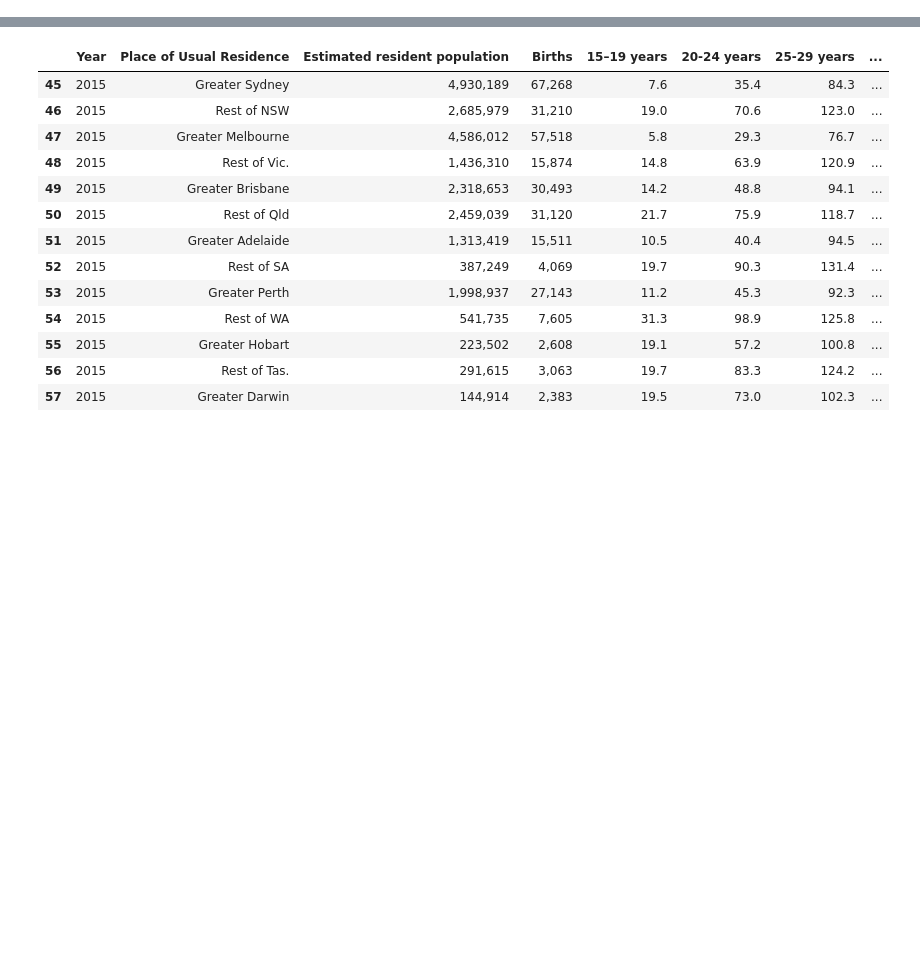
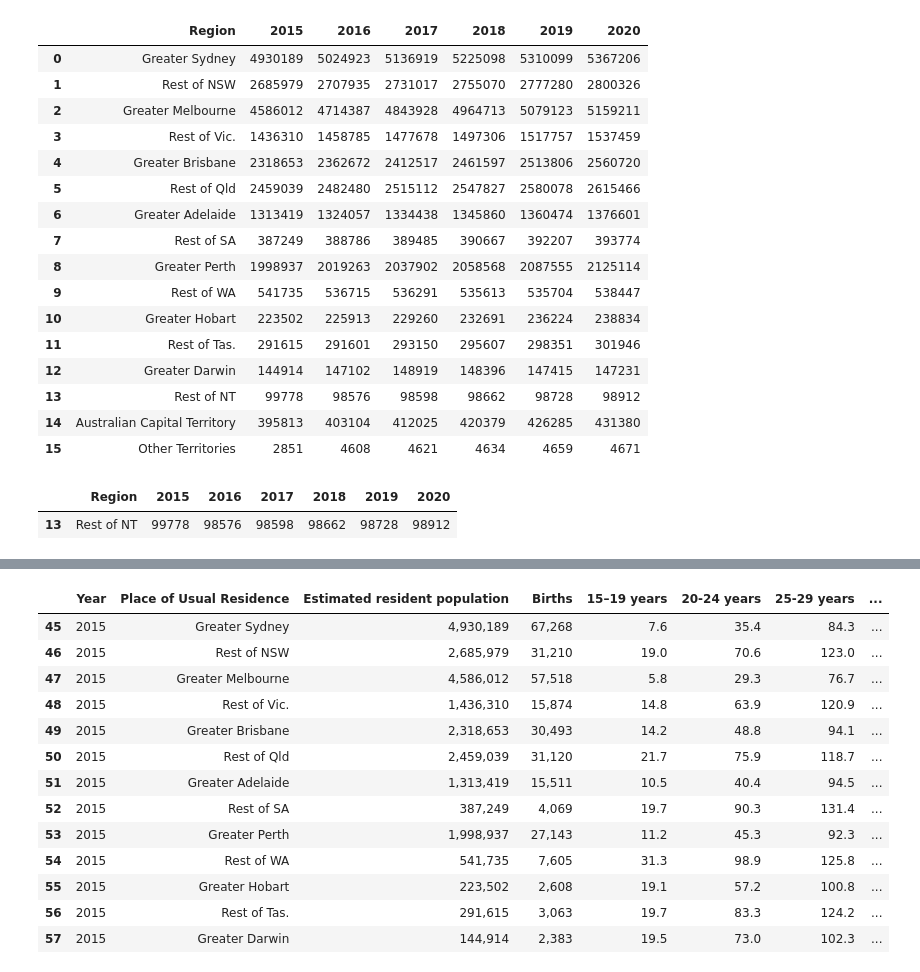
Before and after one commit to NathanJPotter/Team-Project-1, a Jupyter notebook: Project 1.ipynb, the cells around one changed output, grey strips where cells are left out. Saved outputs shown, nothing was run; the diff lists cells and outputs as text; code cells hidden in the pictures; blank space fills up the shorter version.

```diff
--- a/Project 1.ipynb
+++ b/Project 1.ipynb
@@ -46,0 +114,26 @@ birth_data_df
+# %%
+test_df
+# %% [output]
+|  | Region | 2015 | 2016 | 2017 | 2018 | 2019 | 2020 |
+| 0 | Greater Sydney | 4930189 | 5024923 | 5136919 | 5225098 | 5310099 | 5367206 |
+| 1 | Rest of NSW | 2685979 | 2707935 | 2731017 | 2755070 | 2777280 | 2800326 |
+| 2 | Greater Melbourne | 4586012 | 4714387 | 4843928 | 4964713 | 5079123 | 5159211 |
+| 3 | Rest of Vic. | 1436310 | 1458785 | 1477678 | 1497306 | 1517757 | 1537459 |
+| 4 | Greater Brisbane | 2318653 | 2362672 | 2412517 | 2461597 | 2513806 | 2560720 |
+| 5 | Rest of Qld | 2459039 | 2482480 | 2515112 | 2547827 | 2580078 | 2615466 |
+| 6 | Greater Adelaide | 1313419 | 1324057 | 1334438 | 1345860 | 1360474 | 1376601 |
+| 7 | Rest of SA | 387249 | 388786 | 389485 | 390667 | 392207 | 393774 |
+| 8 | Greater Perth | 1998937 | 2019263 | 2037902 | 2058568 | 2087555 | 2125114 |
+| 9 | Rest of WA | 541735 | 536715 | 536291 | 535613 | 535704 | 538447 |
+| 10 | Greater Hobart | 223502 | 225913 | 229260 | 232691 | 236224 | 238834 |
+| 11 | Rest of Tas. | 291615 | 291601 | 293150 | 295607 | 298351 | 301946 |
+| 12 | Greater Darwin | 144914 | 147102 | 148919 | 148396 | 147415 | 147231 |
+| 13 | Rest of NT | 99778 | 98576 | 98598 | 98662 | 98728 | 98912 |
+| 14 | Australian Capital Territory | 395813 | 403104 | 412025 | 420379 | 426285 | 431380 |
+| 15 | Other Territories | 2851 | 4608 | 4621 | 4634 | 4659 | 4671 |
+# %%
+region_mean = test_df.loc[test_df['Region'] == "Rest of NT"]
+region_mean
+# %% [output]
+|  | Region | 2015 | 2016 | 2017 | 2018 | 2019 | 2020 |
+| 13 | Rest of NT | 99778 | 98576 | 98598 | 98662 | 98728 | 98912 |
```
Also changed, not shown: parts of 27 cells of this notebook, 8 other files.
